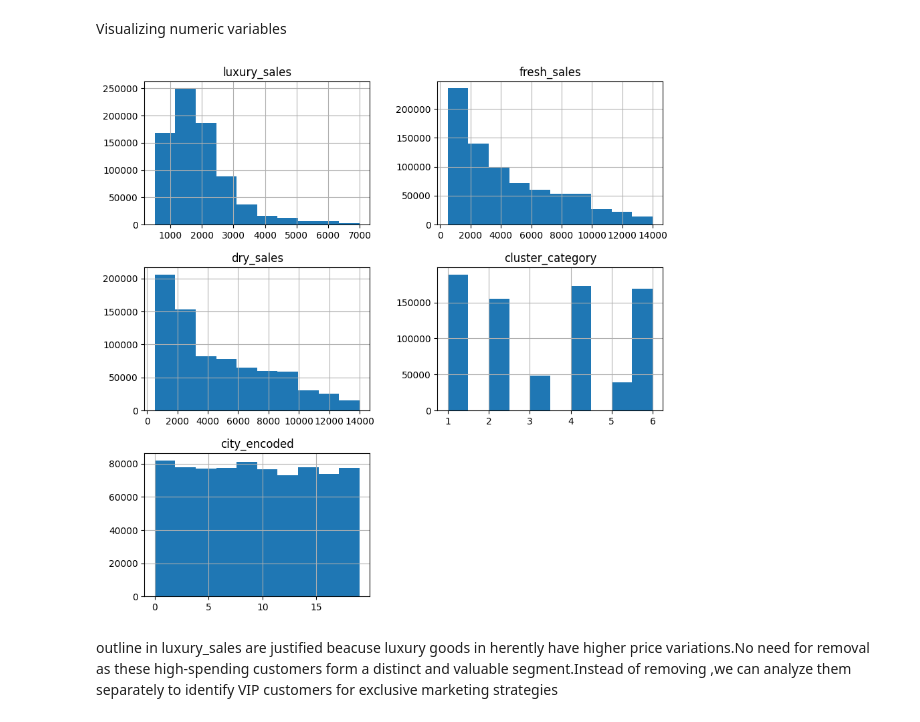
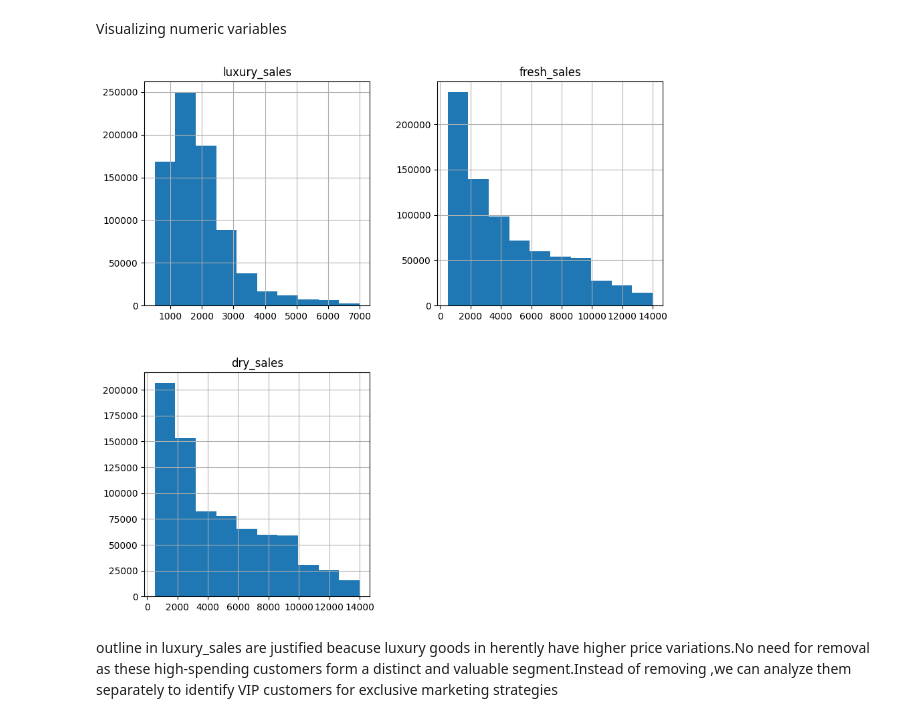
Before and after one commit to Visionary-DataWorks/DSPL-Project, a Jupyter notebook: DSPL_Code_train.ipynb, the cells around one changed output. Drawn from its saved outputs; the diff is of its cells as text; code cells hidden in the pictures.

```diff
--- a/DSPL_Code_train.ipynb
+++ b/DSPL_Code_train.ipynb
@@ -549,10 +571,10 @@ df_train.describe()
 Visualizing numeric variables
 # %%
 #Generating histograms
-df_train.hist(figsize=(10, 10))
+df_train[['luxury_sales', 'fresh_sales', 'dry_sales']].hist(figsize=(10, 10))
 plt.show()
 # %% [output]
-[figure, old version]
+[figure, new version]
 # %% [markdown]
 outline in luxury_sales are justified beacuse luxury goods in herently have higher price variations.No need for removal as these high-spending customers form a distinct and valuable segment.Instead of removing ,we can analyze them separately to identify VIP customers for exclusive marketing strategies
 # %%
```
Also changed, not shown: parts of 5 cells of this notebook.
